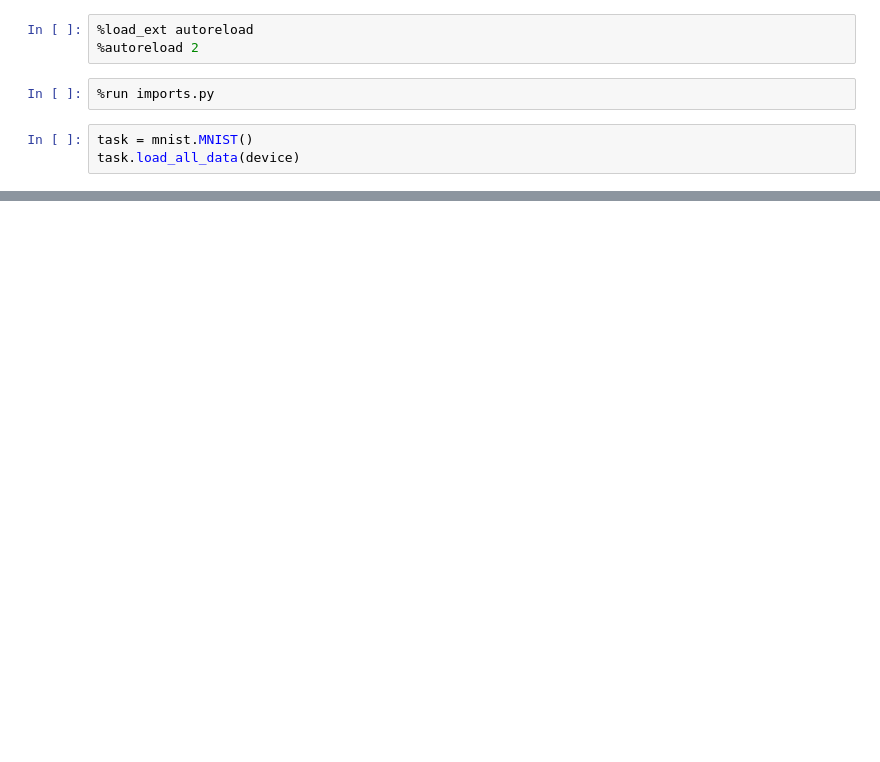
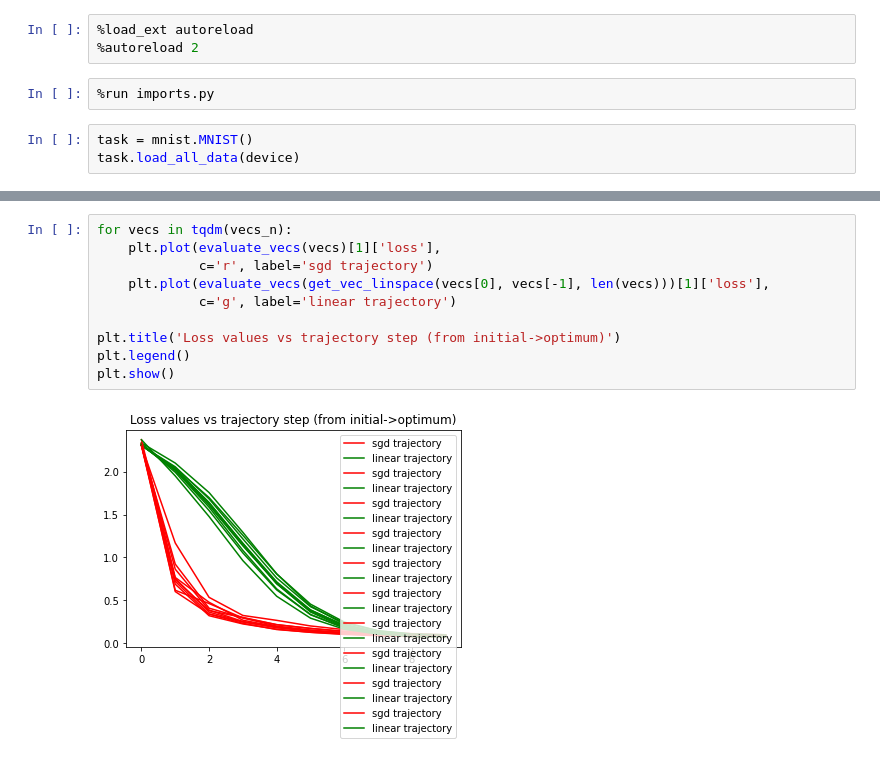
Before and after one commit to akarshkumar0101/ml-ideas, a Jupyter notebook: loss_landscape_sgd.ipynb, the cells around one changed output, grey strips where cells are left out. Cells and saved outputs as stored; diff of their text form; blank space fills up the shorter version.

```diff
--- a/loss_landscape_sgd.ipynb
+++ b/loss_landscape_sgd.ipynb
@@ -72,0 +77,12 @@ Text(0.5, 1.0, 'netowrk loss and lin interpolated network loss vs epoch')
+# %%
+for vecs in tqdm(vecs_n):
+    plt.plot(evaluate_vecs(vecs)[1]['loss'],
+             c='r', label='sgd trajectory')
+    plt.plot(evaluate_vecs(get_vec_linspace(vecs[0], vecs[-1], len(vecs)))[1]['loss'],
+             c='g', label='linear trajectory')
+
+plt.title('Loss values vs trajectory step (from initial->optimum)')
+plt.legend()
+plt.show()
+# %% [output]
+[figure, added]
```
Also changed, not shown: parts of 13 cells of this notebook.
